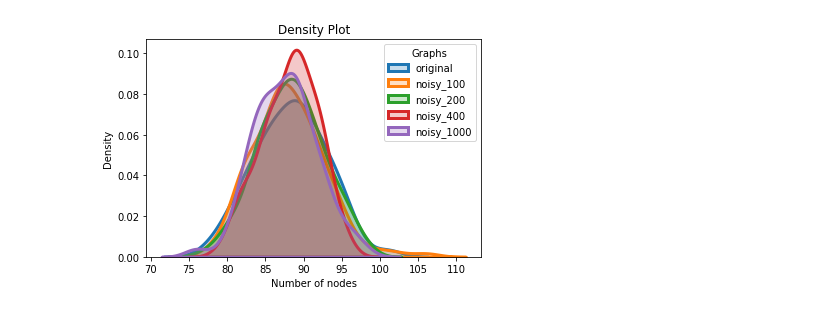
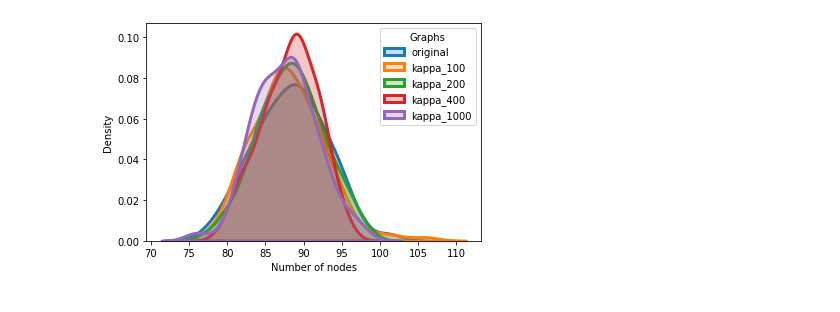
Before and after one commit to Rohit3594/Graph_matching, a Jupyter notebook: Matlab_MGM_affintiy_gen/Density_plot_Rohit.ipynb, the cells around one changed output. Saved outputs shown, nothing was run; the diff lists cells and outputs as text; code cells hidden in the pictures.

```diff
--- a/Matlab_MGM_affintiy_gen/Density_plot_Rohit.ipynb
+++ b/Matlab_MGM_affintiy_gen/Density_plot_Rohit.ipynb
@@ -28,40 +28,39 @@ noise_graphs = [nx.read_gpickle(path_n + g) for g in os.listdir(path_n)]
 nb_noise_1000 = [nx.number_of_nodes(g) for g in noise_graphs]
 # %%
 # List of graph folders to plot
-graphs = ['original', 'noisy']
+graphs = ['original', 'kappa']
 
 
 # Draw the density plot
 sns.distplot(nb_orig, hist = False, kde = True,
          kde_kws = {'shade': True,'linewidth': 3}, label=graphs[0])
 
 # Draw the density plot
 sns.distplot(nb_noise_100, hist = False, kde = True,
          kde_kws = {'shade': True,'linewidth': 3}, label=graphs[1]+'_100')
 
 # Draw the density plot
 sns.distplot(nb_noise_200, hist = False, kde = True,
          kde_kws = {'shade': True,'linewidth': 3}, label=graphs[1]+'_200')
 
 # Draw the density plot
 sns.distplot(nb_noise_400, hist = False, kde = True,
          kde_kws = {'shade': True,'linewidth': 3}, label=graphs[1]+'_400')
 
 # Draw the density plot
 sns.distplot(nb_noise_1000, hist = False, kde = True,
          kde_kws = {'shade': True,'linewidth': 3}, label=graphs[1]+'_1000')
 
 
 # Plot formatting
 plt.legend(prop={'size': 10}, title = 'Graphs')
-plt.title('Density Plot')
+plt.title('')
 plt.xlabel('Number of nodes')
 plt.ylabel('Density')
-plt.show()
 
-#plt.savefig('orig_noise',dpi=200)
+plt.savefig('orig_noise.png',dpi=300)
 # %% [output]
-[figure, old version]
+[figure, new version]
 # %%
 import numpy as np
 np.mean(nb_noise_1000)
```
Also changed, not shown: parts of 1 cell of this notebook, 15 other files.
